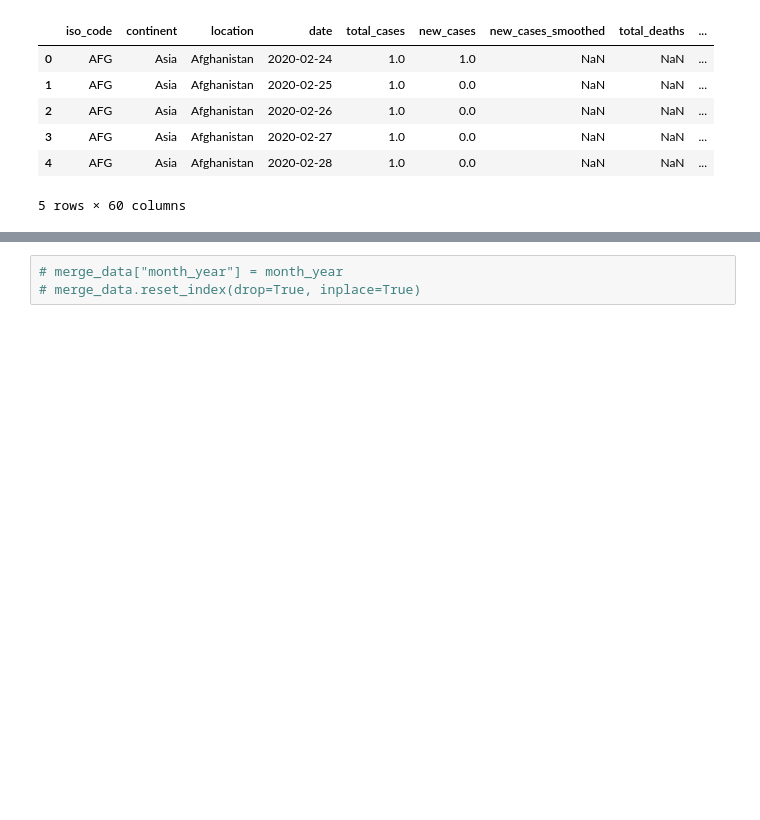
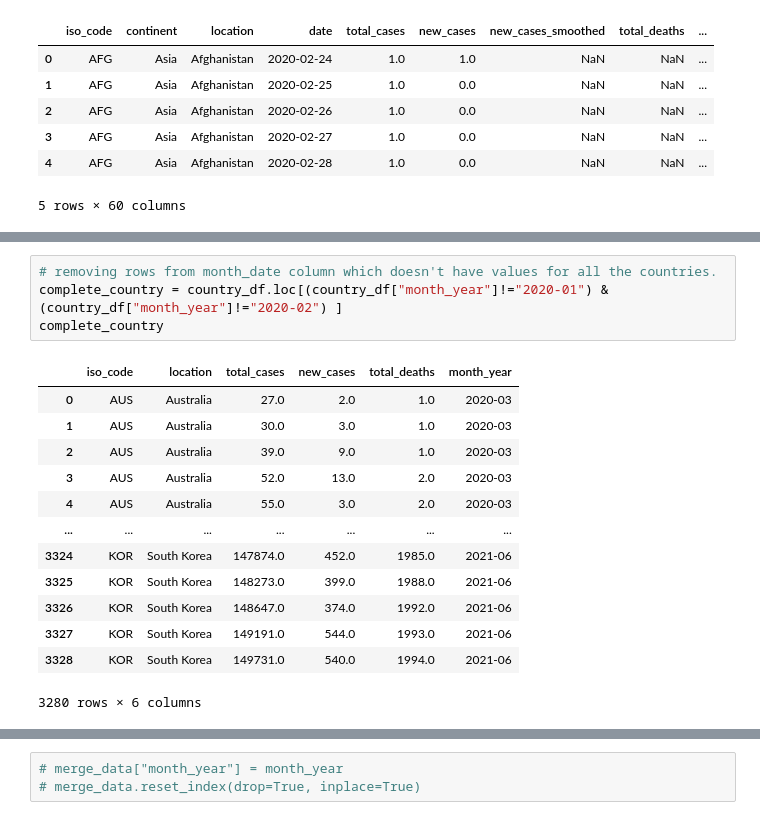
Before and after one commit to nithiyasuresh/Project-1-Covid-PolicyChangesAnalysis, a Jupyter notebook: project1.ipynb, the cells around one changed output, grey strips where cells are left out. Drawn from its saved outputs; the diff is of its cells as text; blank space fills up the shorter version.

```diff
--- a/project1.ipynb
+++ b/project1.ipynb
@@ -108,0 +95,18 @@ covid_data.head()
+# %%
+# removing rows from month_date column which doesn't have values for all the countries.
+complete_country = country_df.loc[(country_df["month_year"]!="2020-01") & (country_df["month_year"]!="2020-02") ]
+complete_country
+# %% [output]
+|  | iso_code | location | total_cases | new_cases | total_deaths | month_year |
+| 0 | AUS | Australia | 27.0 | 2.0 | 1.0 | 2020-03 |
+| 1 | AUS | Australia | 30.0 | 3.0 | 1.0 | 2020-03 |
+| 2 | AUS | Australia | 39.0 | 9.0 | 1.0 | 2020-03 |
+| 3 | AUS | Australia | 52.0 | 13.0 | 2.0 | 2020-03 |
+| 4 | AUS | Australia | 55.0 | 3.0 | 2.0 | 2020-03 |
+| ... | ... | ... | ... | ... | ... | ... |
+| 3324 | KOR | South Korea | 147874.0 | 452.0 | 1985.0 | 2021-06 |
+| 3325 | KOR | South Korea | 148273.0 | 399.0 | 1988.0 | 2021-06 |
+| 3326 | KOR | South Korea | 148647.0 | 374.0 | 1992.0 | 2021-06 |
+| 3327 | KOR | South Korea | 149191.0 | 544.0 | 1993.0 | 2021-06 |
+| 3328 | KOR | South Korea | 149731.0 | 540.0 | 1994.0 | 2021-06 |
+3280 rows × 6 columns
```
Also changed, not shown: parts of 26 cells of this notebook.
